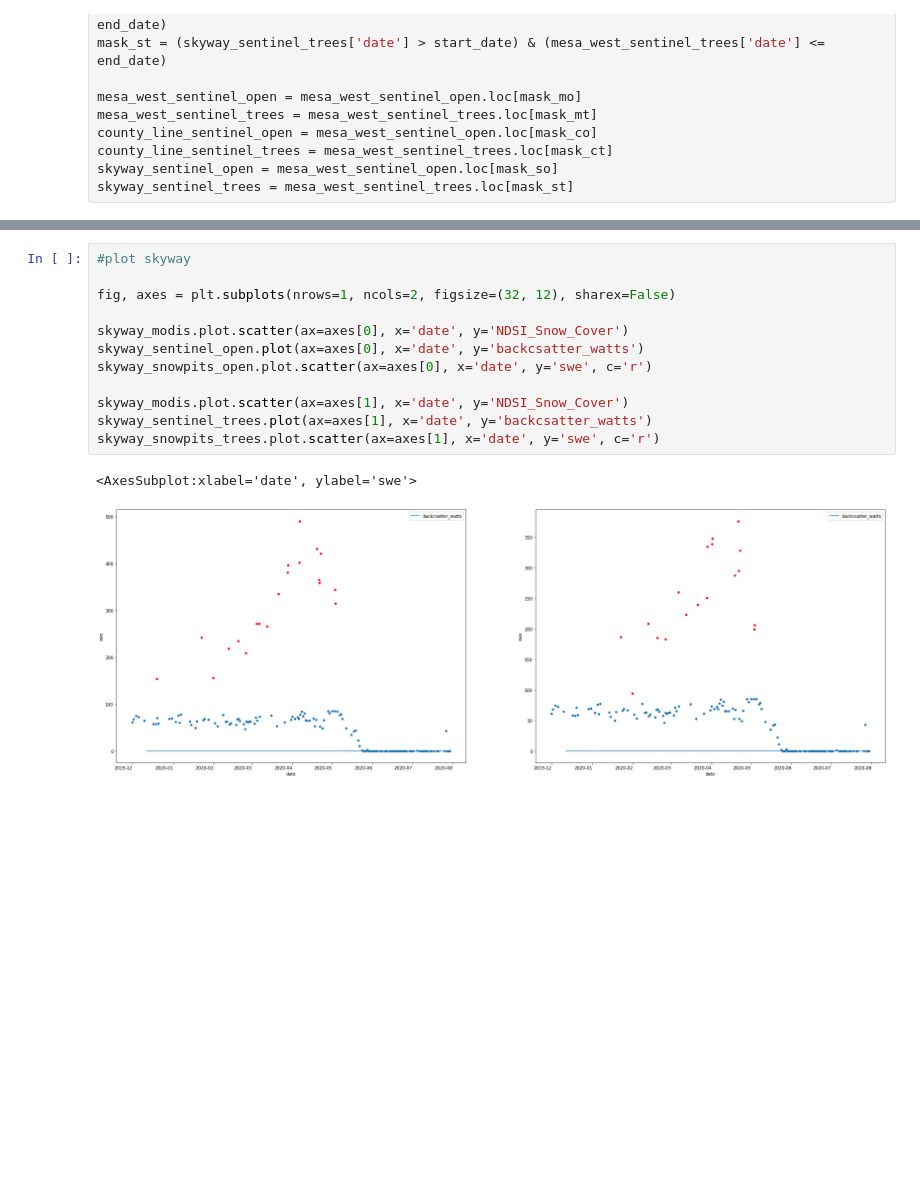
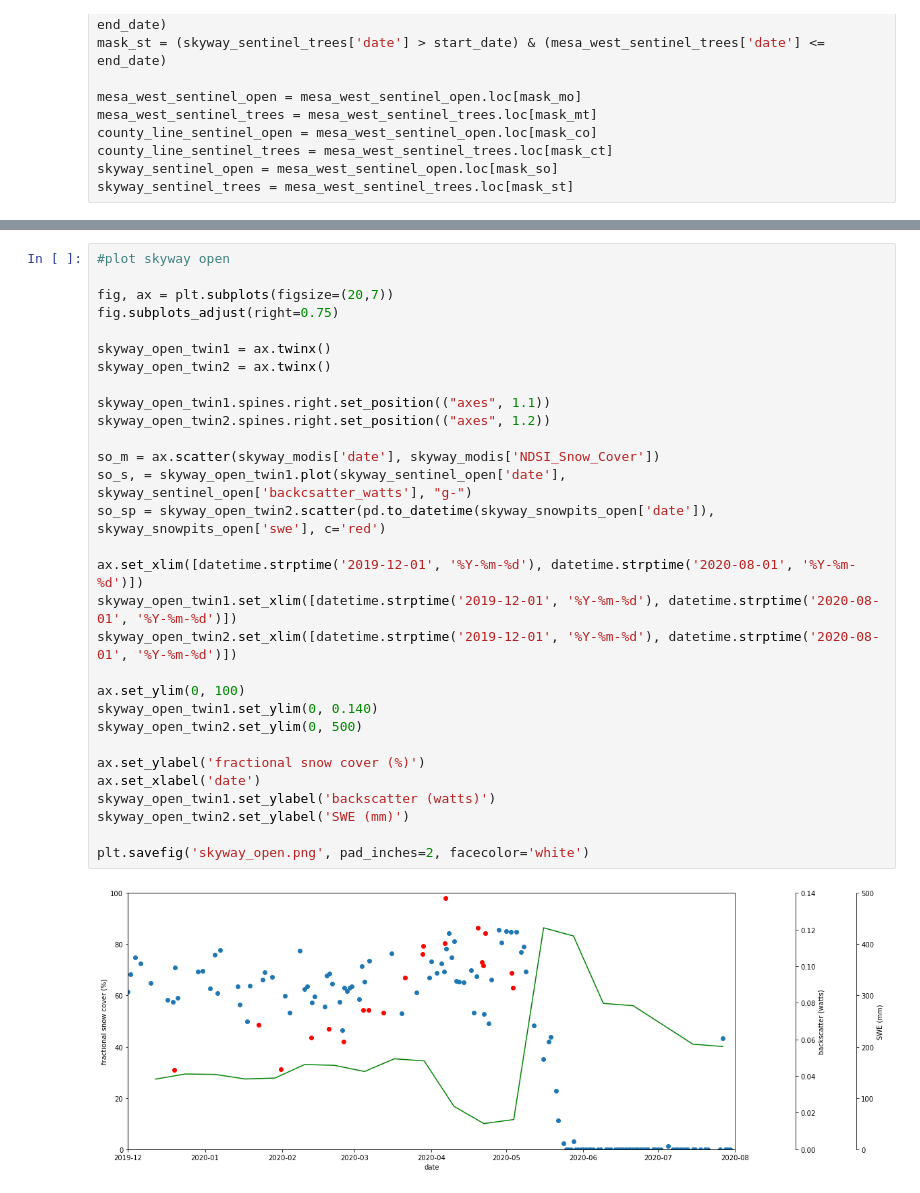
Before and after one commit to snowex-hackweek/snowmelt-timing, a Jupyter notebook: contributors/lila/lila_modis_notebook.ipynb, the cells around one changed output, grey strips where cells are left out. Cells and saved outputs as stored; diff of their text form; blank space fills up the shorter version.

```diff
--- a/contributors/lila/lila_modis_notebook.ipynb
+++ b/contributors/lila/lila_modis_notebook.ipynb
@@ -200,15 +292,32 @@ county_line_snowpits_trees.plot.scatter(ax=axes[1], x='date', y='swe', c='r')
 # %%
-#plot skyway
+#plot skyway open
 
-fig, axes = plt.subplots(nrows=1, ncols=2, figsize=(32, 12), sharex=False)
+fig, ax = plt.subplots(figsize=(20,7))
+fig.subplots_adjust(right=0.75)
 
-skyway_modis.plot.scatter(ax=axes[0], x='date', y='NDSI_Snow_Cover')
-skyway_sentinel_open.plot(ax=axes[0], x='date', y='backcsatter_watts')
-skyway_snowpits_open.plot.scatter(ax=axes[0], x='date', y='swe', c='r')
+skyway_open_twin1 = ax.twinx()
+skyway_open_twin2 = ax.twinx()
 
-skyway_modis.plot.scatter(ax=axes[1], x='date', y='NDSI_Snow_Cover')
-skyway_sentinel_trees.plot(ax=axes[1], x='date', y='backcsatter_watts')
-skyway_snowpits_trees.plot.scatter(ax=axes[1], x='date', y='swe', c='r')
+skyway_open_twin1.spines.right.set_position(("axes", 1.1))
+skyway_open_twin2.spines.right.set_position(("axes", 1.2))
+
+so_m = ax.scatter(skyway_modis['date'], skyway_modis['NDSI_Snow_Cover'])
+so_s, = skyway_open_twin1.plot(skyway_sentinel_open['date'], skyway_sentinel_open['backcsatter_watts'], "g-")
+so_sp = skyway_open_twin2.scatter(pd.to_datetime(skyway_snowpits_open['date']), skyway_snowpits_open['swe'], c='red')
+
+ax.set_xlim([datetime.strptime('2019-12-01', '%Y-%m-%d'), datetime.strptime('2020-08-01', '%Y-%m-%d')])
+skyway_open_twin1.set_xlim([datetime.strptime('2019-12-01', '%Y-%m-%d'), datetime.strptime('2020-08-01', '%Y-%m-%d')])
+skyway_open_twin2.set_xlim([datetime.strptime('2019-12-01', '%Y-%m-%d'), datetime.strptime('2020-08-01', '%Y-%m-%d')])
+
+ax.set_ylim(0, 100)
+skyway_open_twin1.set_ylim(0, 0.140)
+skyway_open_twin2.set_ylim(0, 500)
+
+ax.set_ylabel('fractional snow cover (%)')
+ax.set_xlabel('date')
+skyway_open_twin1.set_ylabel('backscatter (watts)')
+skyway_open_twin2.set_ylabel('SWE (mm)')
+
+plt.savefig('skyway_open.png', pad_inches=2, facecolor='white')
 # %% [output]
-<AxesSubplot:xlabel='date', ylabel='swe'>
-[figure, old version]
+[figure, new version]
```
Also changed, not shown: parts of 9 cells of this notebook.
